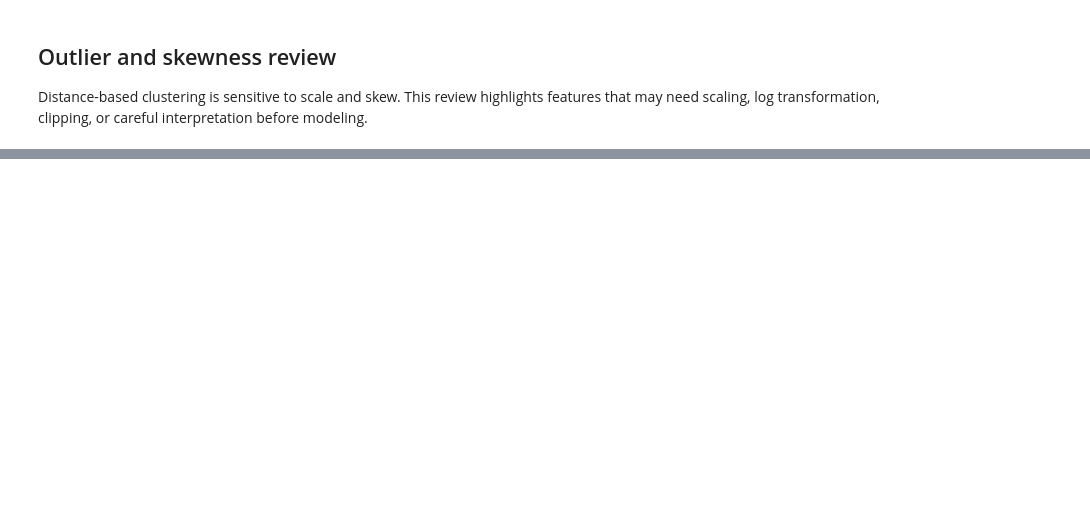
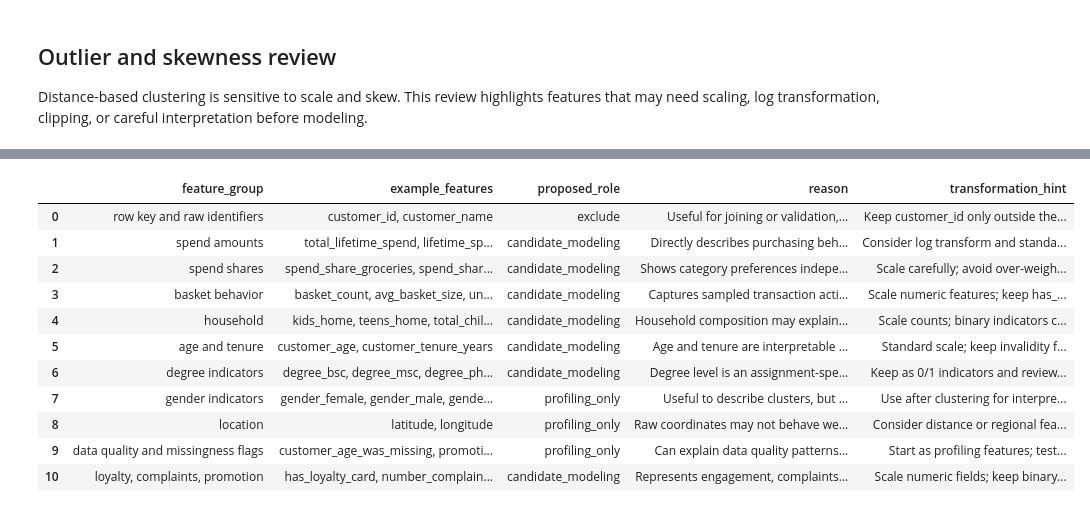
Before and after one commit to pedromariaanf-a11y/ML-II-projeto-final, a Jupyter notebook: notebooks/03_eda_feature_review.ipynb, the cells around one changed output, grey strips where cells are left out. Saved outputs shown, nothing was run; the diff lists cells and outputs as text; code cells hidden in the pictures; blank space fills up the shorter version.

Commit message:
Refine EDA feature review with baseline feature sets

```diff
--- a/notebooks/03_eda_feature_review.ipynb
+++ b/notebooks/03_eda_feature_review.ipynb
@@ -616,0 +491,97 @@ The next task should create a clustering preparation notebook that applies trans
+# %%
+feature_review = pd.DataFrame(
+    [
+        {
+            "feature_group": "row key and raw identifiers",
+            "example_features": "customer_id, customer_name",
+            "proposed_role": "exclude",
+            "reason": "Useful for joining or validation, but not a behavioral clustering dimension.",
+            "transformation_hint": "Keep customer_id only outside the model; raw customer_name is already dropped.",
+        },
+        {
+            "feature_group": "spend amounts",
+            "example_features": "total_lifetime_spend, lifetime_spend_groceries",
+            "proposed_role": "candidate_modeling",
+            "reason": "Directly describes purchasing behavior and likely separates customer value groups.",
+            "transformation_hint": "Consider log transform and standard scaling.",
+        },
+        {
+            "feature_group": "spend shares",
+            "example_features": "spend_share_groceries, spend_share_meat",
+            "proposed_role": "candidate_modeling",
+            "reason": "Shows category preferences independent of total spend.",
+            "transformation_hint": "Scale carefully; avoid over-weighting all shares plus all raw spends without review.",
+        },
+        {
+            "feature_group": "basket behavior",
+            "example_features": "basket_count, avg_basket_size, unique_basket_products",
+            "proposed_role": "candidate_modeling",
+            "reason": "Captures sampled transaction activity and product variety.",
+            "transformation_hint": "Scale numeric features; keep has_sampled_basket to interpret zero defaults.",
+        },
+        {
+            "feature_group": "household",
+            "example_features": "kids_home, teens_home, total_children_home",
+            "proposed_role": "candidate_modeling",
+            "reason": "Household composition may explain grocery and product needs.",
+            "transformation_hint": "Scale counts; binary indicators can remain 0/1.",
+        },
+        {
+            "feature_group": "age and tenure",
+            "example_features": "customer_age, customer_tenure_years",
+            "proposed_role": "candidate_modeling",
+            "reason": "Age and tenure are interpretable customer lifecycle features.",
+            "transformation_hint": "Standard scale; keep invalidity flags for profiling unless modeling needs them.",
+        },
+        {
+            "feature_group": "degree indicators",
+            "example_features": "degree_bsc, degree_msc, degree_phd, degree_unknown",
+            "proposed_role": "candidate_modeling",
+            "reason": "Degree level is an assignment-specific signal extracted cleanly from the name prefix; also useful for profiling clusters.",
+            "transformation_hint": "Keep as 0/1 indicators and review whether they improve interpretation.",
+        },
+        {
+            "feature_group": "gender indicators",
+            "example_features": "gender_female, gender_male, gender_unknown",
+            "proposed_role": "profiling_only",
+            "reason": "Useful to describe clusters, but should be used carefully because it is demographic rather than behavioral.",
+            "transformation_hint": "Use after clustering for interpretation unless there is a clear modeling reason.",
+        },
+        {
+            "feature_group": "location",
+            "example_features": "latitude, longitude",
+            "proposed_role": "profiling_only",
+            "reason": "Raw coordinates may not behave well in ordinary distance scaling without a location strategy.",
+            "transformation_hint": "Consider distance or regional features later instead of raw coordinates.",
+        },
+        {
+            "feature_group": "data quality and missingness flags",
+            "example_features": "customer_age_was_missing, promotion_pct_suspicious",
+            "proposed_role": "profiling_only",
+            "reason": "Can explain data quality patterns but may create clusters around missingness rather than customer behavior.",
+            "transformation_hint": "Start as profiling features; test sensitivity if used in modeling.",
+        },
+        {
+            "feature_group": "loyalty, complaints, promotion",
+            "example_features": "has_loyalty_card, number_complaints, promotion_pct_clean",
+            "proposed_role": "candidate_modeling",
+            "reason": "Represents engagement, complaints, and promotion behavior.",
+            "transformation_hint": "Scale numeric fields; keep binary flags as 0/1.",
+        },
+    ]
+)
+
+display(feature_review)
+# %% [output]
+|  | feature_group | example_features | proposed_role | reason | transformation_hint |
+| 0 | row key and raw identifiers | customer_id, customer_name | exclude | Useful for joining or validation,... | Keep customer_id only outside the... |
+| 1 | spend amounts | total_lifetime_spend, lifetime_sp... | candidate_modeling | Directly describes purchasing beh... | Consider log transform and standa... |
+| 2 | spend shares | spend_share_groceries, spend_shar... | candidate_modeling | Shows category preferences indepe... | Scale carefully; avoid over-weigh... |
+| 3 | basket behavior | basket_count, avg_basket_size, un... | candidate_modeling | Captures sampled transaction acti... | Scale numeric features; keep has_... |
+| 4 | household | kids_home, teens_home, total_chil... | candidate_modeling | Household composition may explain... | Scale counts; binary indicators c... |
+| 5 | age and tenure | customer_age, customer_tenure_years | candidate_modeling | Age and tenure are interpretable ... | Standard scale; keep invalidity f... |
+| 6 | degree indicators | degree_bsc, degree_msc, degree_ph... | candidate_modeling | Degree level is an assignment-spe... | Keep as 0/1 indicators and review... |
+| 7 | gender indicators | gender_female, gender_male, gende... | profiling_only | Useful to describe clusters, but ... | Use after clustering for interpre... |
+| 8 | location | latitude, longitude | profiling_only | Raw coordinates may not behave we... | Consider distance or regional fea... |
+| 9 | data quality and missingness flags | customer_age_was_missing, promoti... | profiling_only | Can explain data quality patterns... | Start as profiling features; test... |
+| 10 | loyalty, complaints, promotion | has_loyalty_card, number_complain... | candidate_modeling | Represents engagement, complaints... | Scale numeric fields; keep binary... |
```
Also changed, not shown: parts of 26 cells of this notebook.
